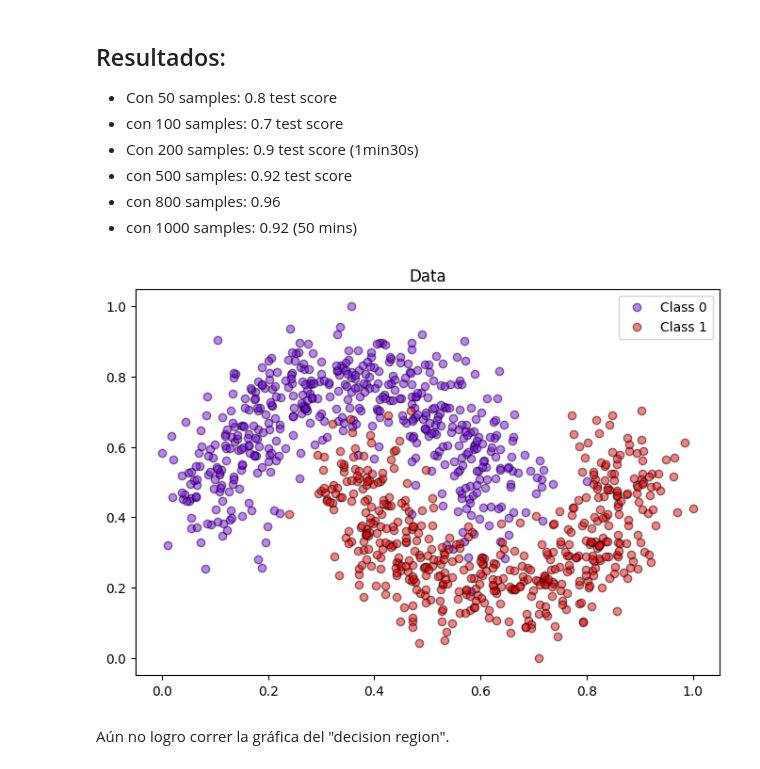
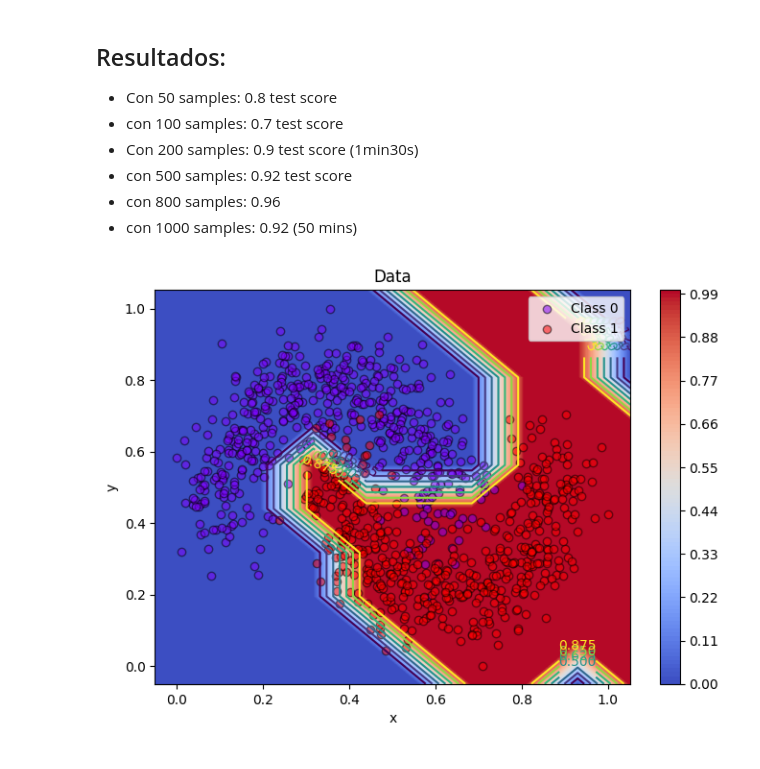
Before and after one commit to smolinad/qml_baselines, a Jupyter notebook: QSVM_implementation.ipynb, the cells around one changed output. Saved outputs shown, nothing was run; the diff lists cells and outputs as text; code cells hidden in the pictures.

```diff
--- a/QSVM_implementation.ipynb
+++ b/QSVM_implementation.ipynb
@@ -252,7 +257,7 @@ def plot_data(X, y):
     pl.title("Data")
 
 # Function to visualize the decission surface of a classifier
-def plot_decision_region(X, pred_fun):
+def plot_decision_region(X):
     min_x = np.min(X[:, 0])
     max_x = np.max(X[:, 0])
     min_y = np.min(X[:, 1])
@@ -261,17 +266,16 @@ def plot_decision_region(X, pred_fun):
     max_x = max_x + (max_x - min_x) * 0.05
     min_y = min_y - (max_y - min_y) * 0.05
     max_y = max_y + (max_y - min_y) * 0.05
-    x_vals = np.linspace(min_x, max_x, 50)
-    y_vals = np.linspace(min_y, max_y, 50)
+    x_vals = np.linspace(min_x, max_x, 10)
+    y_vals = np.linspace(min_y, max_y, 10)
     XX, YY = np.meshgrid(x_vals, y_vals)
     grid_r, grid_c = XX.shape
-    vals = [[XX[i, j], YY[i, j]] for i in range(grid_r) for j in range(grid_c)]
-    preds = pred_fun(np.array(vals))
-    ZZ = np.reshape(preds, (grid_r, grid_c))
-    print(np.min(preds), np.min(ZZ))
+    ZZ = np.reshape(X_grid_preds_total, (grid_r, grid_c))
+    #print(np.min(preds), np.min(ZZ))
     pl.contourf(XX, YY, ZZ, 100, cmap = pl.cm.coolwarm, vmin= 0, vmax=1)
     pl.colorbar()
-    CS = pl.contour(XX, YY, ZZ, 100, levels = [0.1*i for i in range(1,10)])
+    CS = pl.contour(XX, YY, ZZ, 100, levels = [0.125*i for i in range(1,8)])
+    #CS = pl.contour(XX, YY, ZZ, 100, levels = [0.5])
     pl.clabel(CS, inline=1, fontsize=10)
     pl.xlabel("x")
     pl.ylabel("y")
@@ -382,6 +454,7 @@ QSVC classification test score: 0.92
 *   con 1000 samples: 0.92 (50 mins)
 # %%
 pl.figure(figsize = (8,16/3))
+plot_decision_region(np.concatenate([X_train, X_test]))
 plot_data(np.concatenate([X_train, X_test]), np.concatenate([y_train, y_test]).ravel())
 # %% [output]
-[figure, old version]
+[figure, new version]
@@ -392,3 +460,0 @@ plot_data(np.concatenate([X_train, X_test]), np.concatenate([y_train, y_test]).r
-# %% [markdown]
-
-Aún no logro correr la gráfica del "decision region".
```
Also changed, not shown: parts of 10 cells of this notebook.
